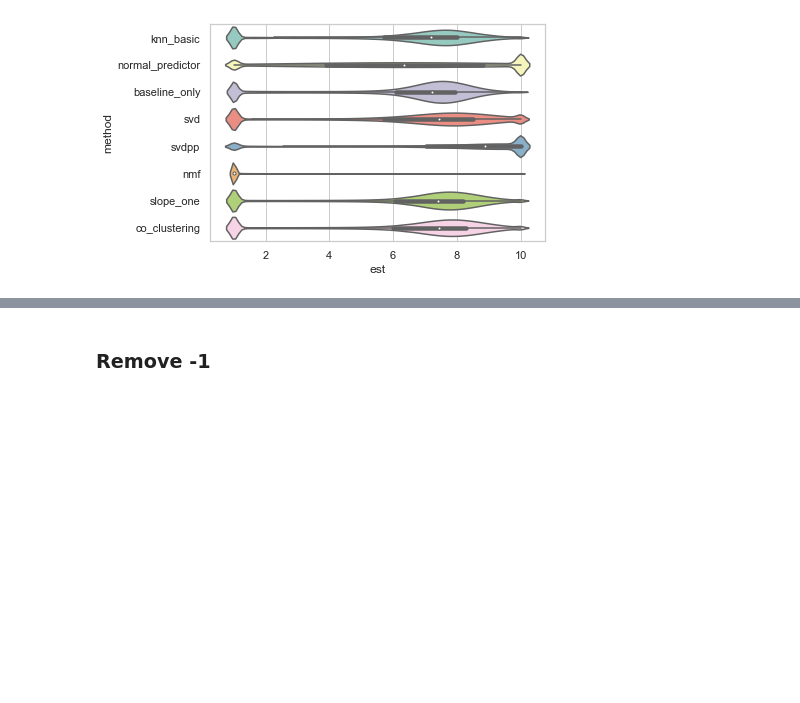
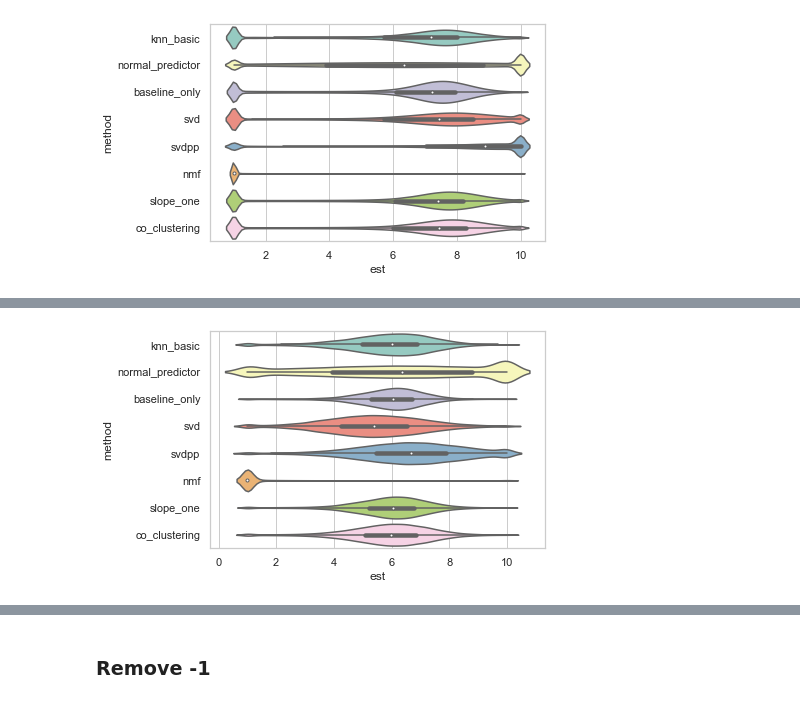
Before and after one commit to eduardagoulart/study_machine_learning_algorithms, a Jupyter notebook: algorithms/compare_all_algoritms_plot.ipynb, the cells around one changed output, grey strips where cells are left out. Drawn from its saved outputs; the diff is of its cells as text; code cells hidden in the pictures; blank space fills up the shorter version.

```diff
--- a/algorithms/compare_all_algoritms_plot.ipynb
+++ b/algorithms/compare_all_algoritms_plot.ipynb
@@ -324,0 +271,26 @@ print(co_clustering_grouped)
+# %%
+knn_basic_3 = knn_basic.loc[knn_basic["actual"] == 3]
+normal_predictor_3 = normal_predictor.loc[normal_predictor["actual"] == 3]
+baseline_only_3 = baseline_only.loc[baseline_only["actual"] == 3]
+svd_3 = svd.loc[svd["actual"] == 3]
+svdpp_3 = svdpp.loc[svdpp["actual"] == 3]
+nmf_3 = nmf.loc[nmf["actual"] == 3]
+co_clustering_3 = co_clustering.loc[co_clustering["actual"] == 3]
+slope_one_3 = slope_one.loc[slope_one["actual"] == 3]
+
+data = pd.concat([
+    knn_basic_3,
+    normal_predictor_3,
+    baseline_only_3,
+    svd_3,
+    svdpp_3,
+    nmf_3,
+    slope_one_3,
+    co_clustering_3,
+])
+
+ax = sns.violinplot(x="est", y="method",
+                    data=data,
+                    scale="width", palette="Set3")
+# %% [output]
+[figure, added]
```
Also changed, not shown: parts of 40 cells of this notebook.
